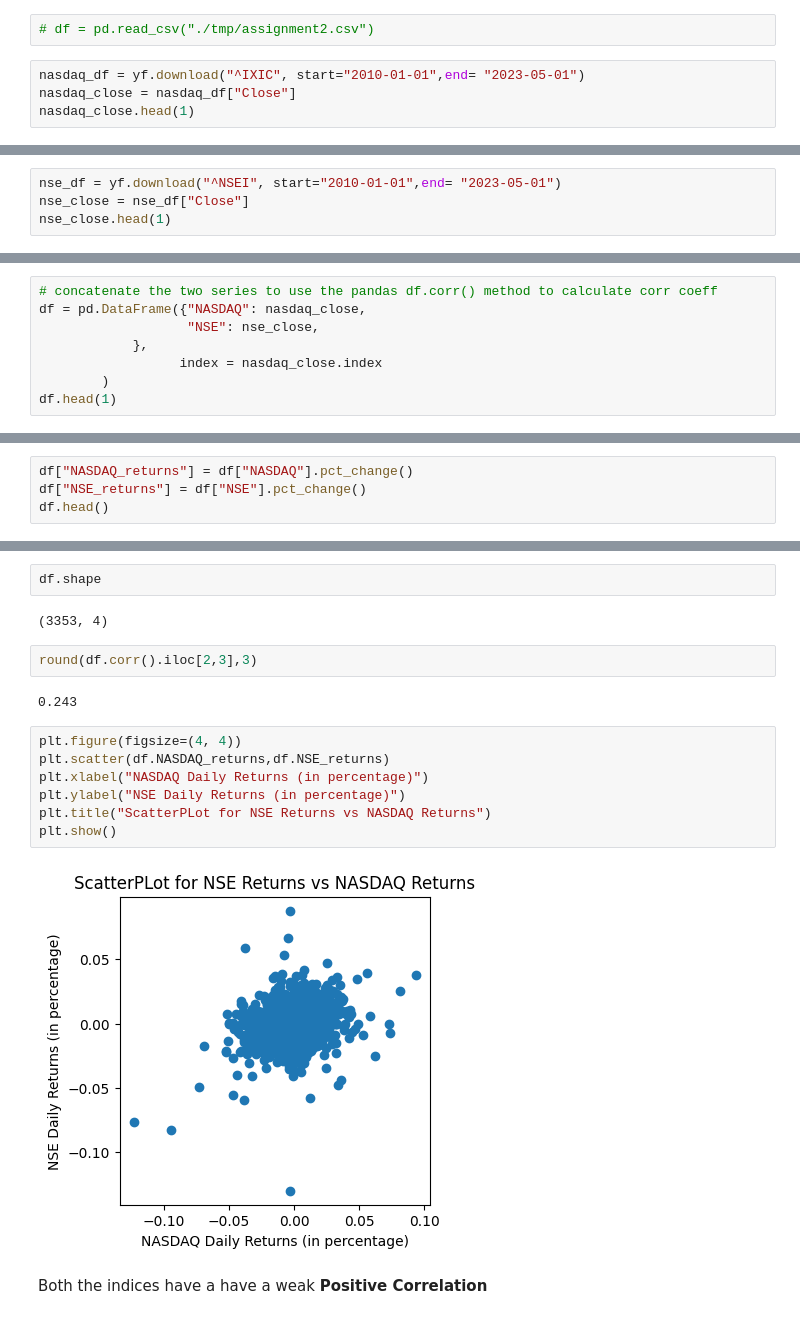
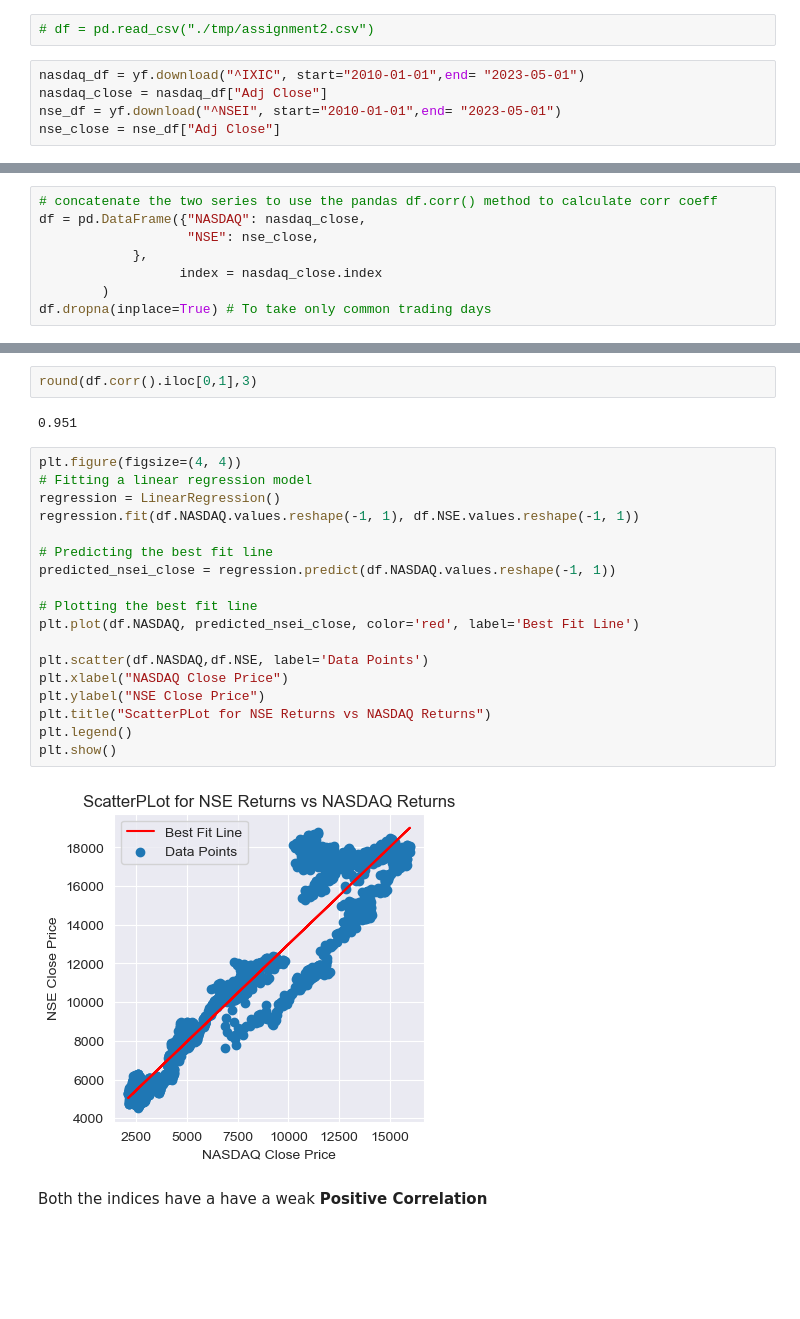
Before and after one commit to shivamp-20/Mathematical-Trading-Strategies, a Jupyter notebook: Assignment 2/210898/Assignment_2.ipynb, the cells around one changed output, grey strips where cells are left out. Cells and saved outputs as stored; diff of their text form; blank space fills up the shorter version.

```diff
--- a/Assignment 2/210898/Assignment_2.ipynb
+++ b/Assignment 2/210898/Assignment_2.ipynb
@@ -47,7 +52,8 @@ from matplotlib import pyplot as plt
 # df = pd.read_csv("./tmp/assignment2.csv")
 # %%
 nasdaq_df = yf.download("^IXIC", start="2010-01-01",end= "2023-05-01")
-nasdaq_close = nasdaq_df["Close"]
-nasdaq_close.head(1)
+nasdaq_close = nasdaq_df["Adj Close"]
+nse_df = yf.download("^NSEI", start="2010-01-01",end= "2023-05-01")
+nse_close = nse_df["Adj Close"]
 # %% [output]
 [*********************100%***********************]  1 of 1 completed
@@ -69,4 +60,0 @@ Name: Close, dtype: float64
-# %%
-nse_df = yf.download("^NSEI", start="2010-01-01",end= "2023-05-01")
-nse_close = nse_df["Close"]
-nse_close.head(1)
@@ -94,4 +69,4 @@ df = pd.DataFrame({"NASDAQ": nasdaq_close,
             },
                   index = nasdaq_close.index
         )
-df.head(1)
+df.dropna(inplace=True) # To take only common trading days
@@ -102,4 +72,0 @@ df.head(1)
-# %%
-df["NASDAQ_returns"] = df["NASDAQ"].pct_change()
-df["NSE_returns"] = df["NSE"].pct_change()
-df.head()
@@ -114,20 +73,27 @@ df.head()
-# %%
-df.shape
-# %% [output]
-(3353, 4)
 # %%
-round(df.corr().iloc[2,3],3)
+round(df.corr().iloc[0,1],3)
 # %% [output]
-0.243
+0.951
-# %%
-plt.figure(figsize=(4, 4))
-plt.scatter(df.NASDAQ_returns,df.NSE_returns)
-plt.xlabel("NASDAQ Daily Returns (in percentage)")
-plt.ylabel("NSE Daily Returns (in percentage)")
-plt.title("ScatterPLot for NSE Returns vs NASDAQ Returns")
-plt.show()
-# %% [output]
-[figure, removed]
+# %%
+plt.figure(figsize=(4, 4))
+# Fitting a linear regression model
+regression = LinearRegression()
+regression.fit(df.NASDAQ.values.reshape(-1, 1), df.NSE.values.reshape(-1, 1))
+
+# Predicting the best fit line
+predicted_nsei_close = regression.predict(df.NASDAQ.values.reshape(-1, 1))
+
+# Plotting the best fit line
+plt.plot(df.NASDAQ, predicted_nsei_close, color='red', label='Best Fit Line')
+
+plt.scatter(df.NASDAQ,df.NSE, label='Data Points')
+plt.xlabel("NASDAQ Close Price")
+plt.ylabel("NSE Close Price")
+plt.title("ScatterPLot for NSE Returns vs NASDAQ Returns")
+plt.legend()
+plt.show()
+# %% [output]
+[figure, added]
 # %% [markdown]
 Both the indices have a have a weak **Positive Correlation**
 # %% [markdown]
```
Also changed, not shown: parts of 53 cells of this notebook.
